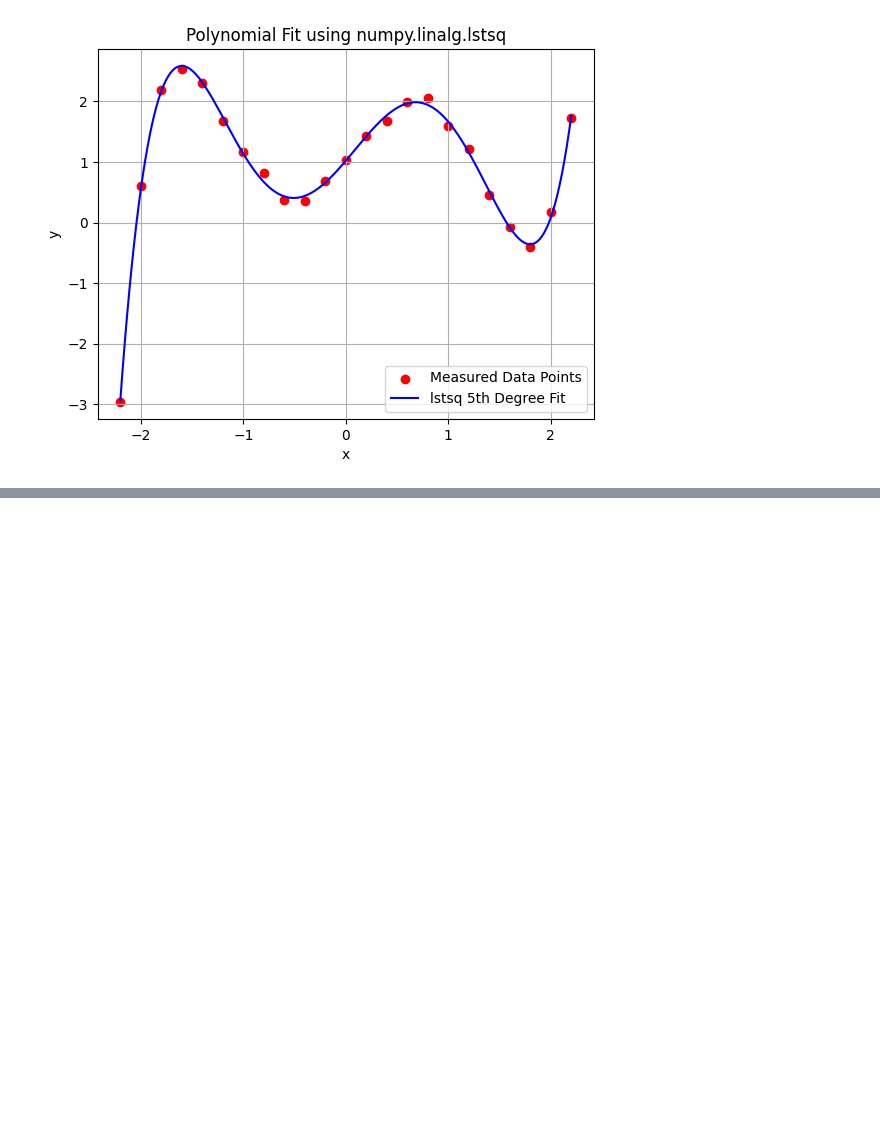
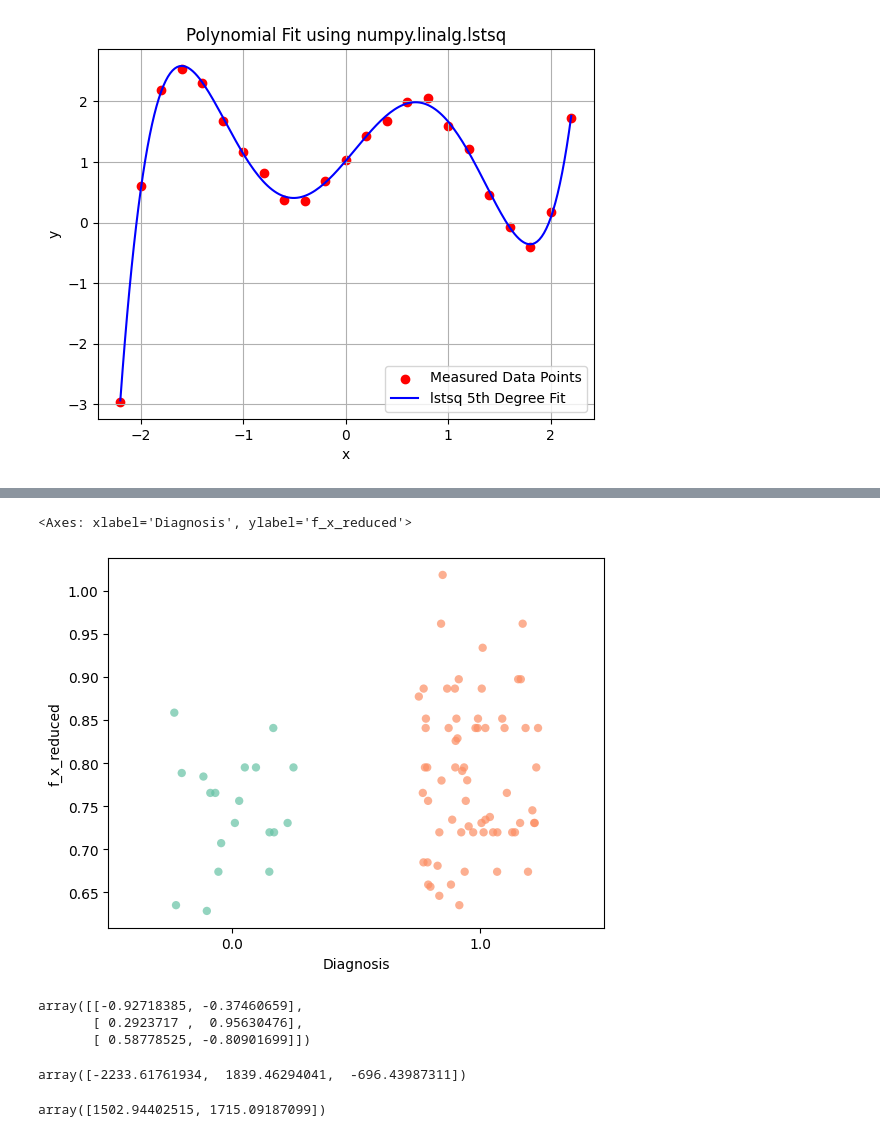
Before and after one commit to brko5178/MathFound, a Jupyter notebook: Assignment4.ipynb, the cells around one changed output, grey strips where cells are left out. Saved outputs shown, nothing was run; the diff lists cells and outputs as text; code cells hidden in the pictures; blank space fills up the shorter version.

```diff
--- a/Assignment4.ipynb
+++ b/Assignment4.ipynb
@@ -286,0 +505,21 @@ rot_img.show()
+# %%
+X_reduced = df_normalized[top_thingies].values
+ones_column = np.ones((X_reduced.shape[0], 1))
+A_reduced = np.hstack([ones_column, X_reduced]).astype(float)
+beta_reduced, _, _, _ = np.linalg.lstsq(A_reduced, y_true, rcond=None)
+df_plot2 = df_plot.copy()
+df_plot2['f_x_reduced'] = A_reduced @ beta_reduced
+sns.stripplot(
+    data=df_plot2,
+    x='Diagnosis',
+    y='f_x_reduced',
+    hue='Diagnosis',
+    palette='Set2',
+    jitter=0.25,
+    size=6,
+    alpha=0.7,
+    legend=False
+)
+# %% [output]
+<Axes: xlabel='Diagnosis', ylabel='f_x_reduced'>
+[figure, added]
@@ -286,0 +528,10 @@ rot_img.show()
+# %%
+A
+# %% [output]
+array([[-0.92718385, -0.37460659],
+       [ 0.2923717 ,  0.95630476],
+       [ 0.58778525, -0.80901699]])
+# %%
+b = np.array([1081*np.cos(np.radians(158))-3287*np.sin(np.radians(158)), 2602*np.cos(np.radians(287))-1128*np.sin(np.radians(287)), 164*np.cos(np.radians(54))-980*np.sin(np.radians(54))])
+# %% [output]
+array([-2233.61761934,  1839.46294041,  -696.43987311])
@@ -286,0 +540,4 @@ rot_img.show()
+# %%
+x_estimated
+# %% [output]
+array([1502.94402515, 1715.09187099])
```
Also changed, not shown: parts of 37 cells of this notebook, 9 other files.
